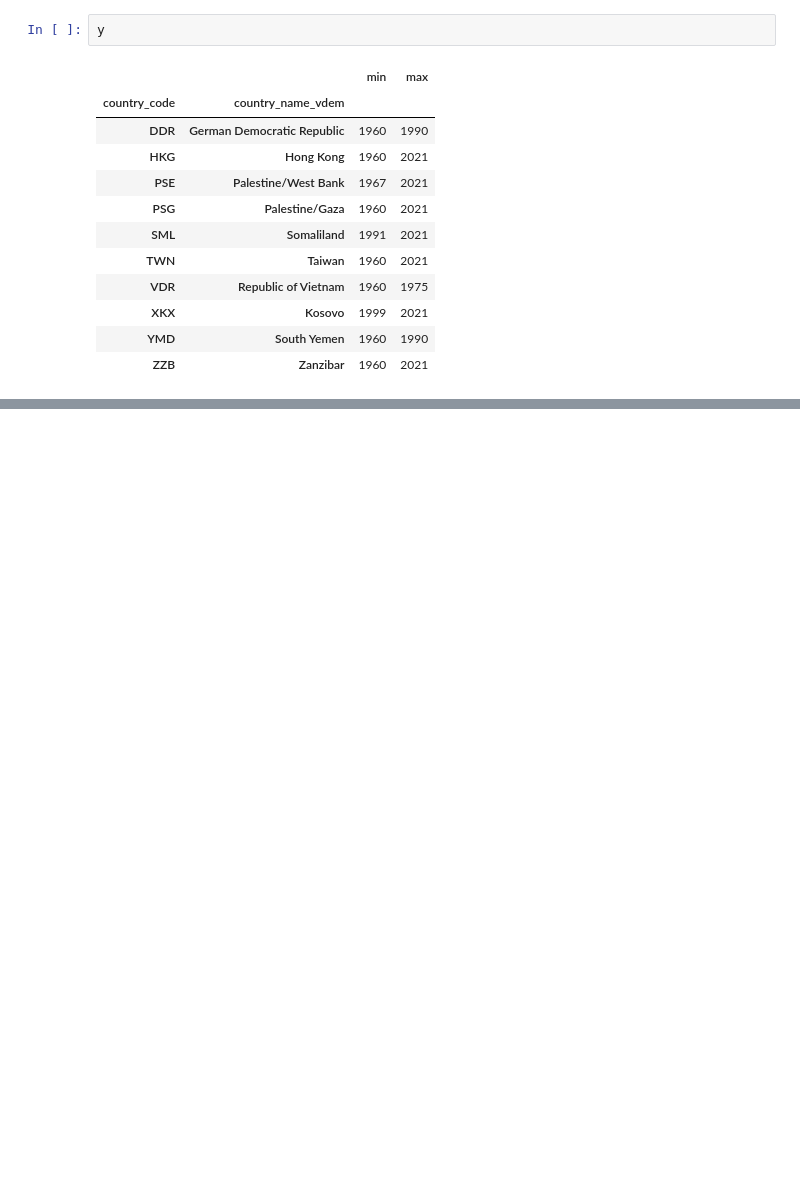
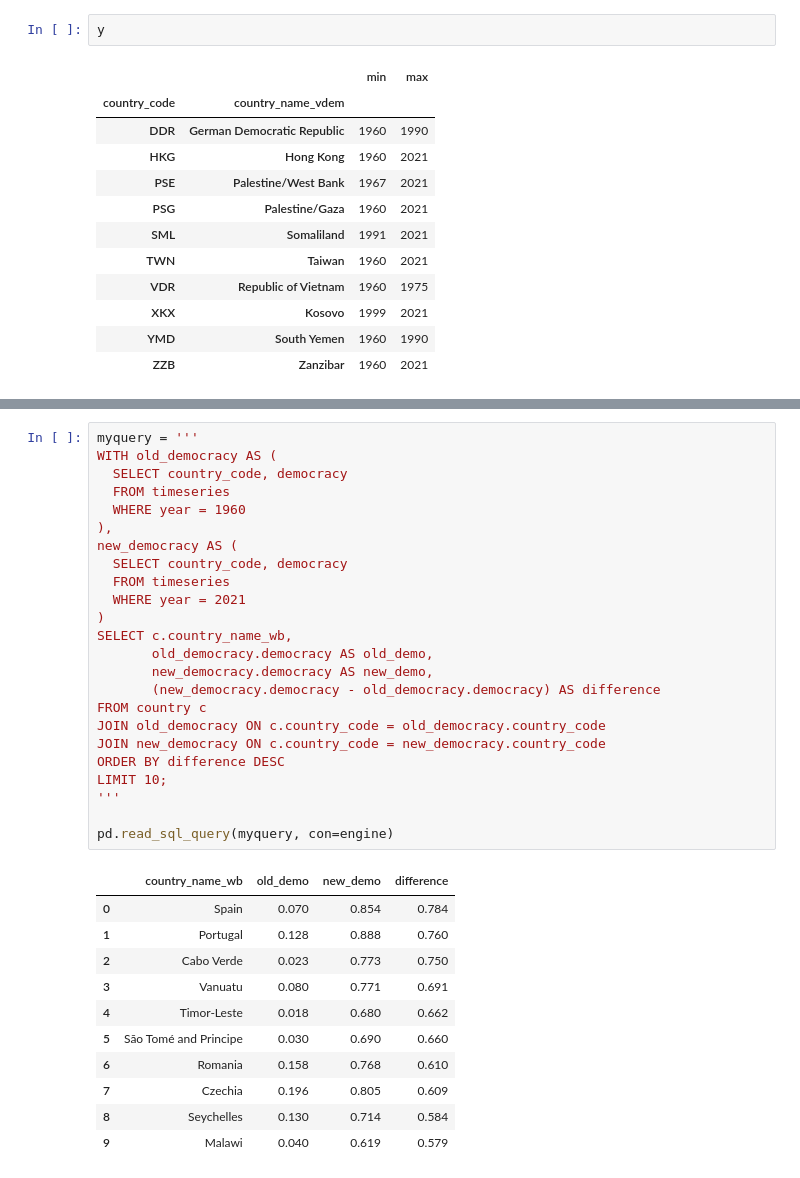
Before and after one commit to JackBeerman/Lab3, a Jupyter notebook: Lab3.ipynb, the cells around one changed output, grey strips where cells are left out. Drawn from its saved outputs; the diff is of its cells as text; blank space fills up the shorter version.

```diff
--- a/Lab3.ipynb
+++ b/Lab3.ipynb
@@ -578,0 +796,36 @@ y
+# %%
+myquery = '''
+WITH old_democracy AS (
+  SELECT country_code, democracy
+  FROM timeseries
+  WHERE year = 1960
+),
+new_democracy AS (
+  SELECT country_code, democracy
+  FROM timeseries
+  WHERE year = 2021
+)
+SELECT c.country_name_wb,
+       old_democracy.democracy AS old_demo,
+       new_democracy.democracy AS new_demo,
+       (new_democracy.democracy - old_democracy.democracy) AS difference
+FROM country c
+JOIN old_democracy ON c.country_code = old_democracy.country_code
+JOIN new_democracy ON c.country_code = new_democracy.country_code
+ORDER BY difference DESC
+LIMIT 10;
+'''
+
+pd.read_sql_query(myquery, con=engine)
+# %% [output]
+|  | country_name_wb | old_demo | new_demo | difference |
+| 0 | Spain | 0.070 | 0.854 | 0.784 |
+| 1 | Portugal | 0.128 | 0.888 | 0.760 |
+| 2 | Cabo Verde | 0.023 | 0.773 | 0.750 |
+| 3 | Vanuatu | 0.080 | 0.771 | 0.691 |
+| 4 | Timor-Leste | 0.018 | 0.680 | 0.662 |
+| 5 | São Tomé and Principe | 0.030 | 0.690 | 0.660 |
+| 6 | Romania | 0.158 | 0.768 | 0.610 |
+| 7 | Czechia | 0.196 | 0.805 | 0.609 |
+| 8 | Seychelles | 0.130 | 0.714 | 0.584 |
+| 9 | Malawi | 0.040 | 0.619 | 0.579 |
```
Also changed, not shown: parts of 21 cells of this notebook.
